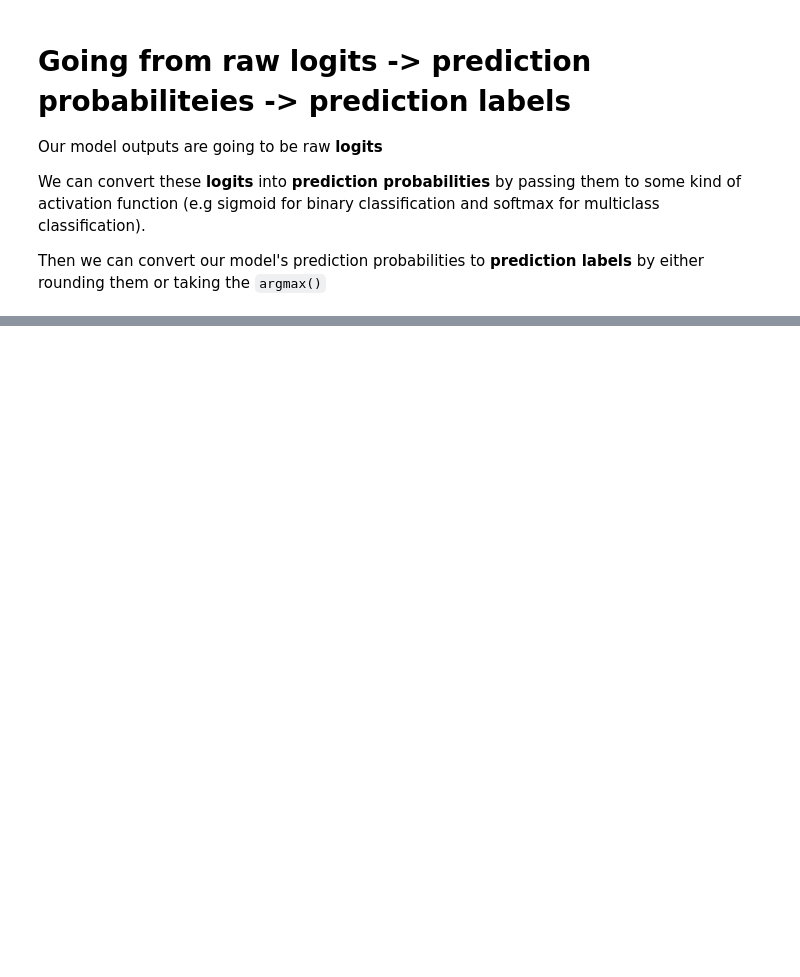
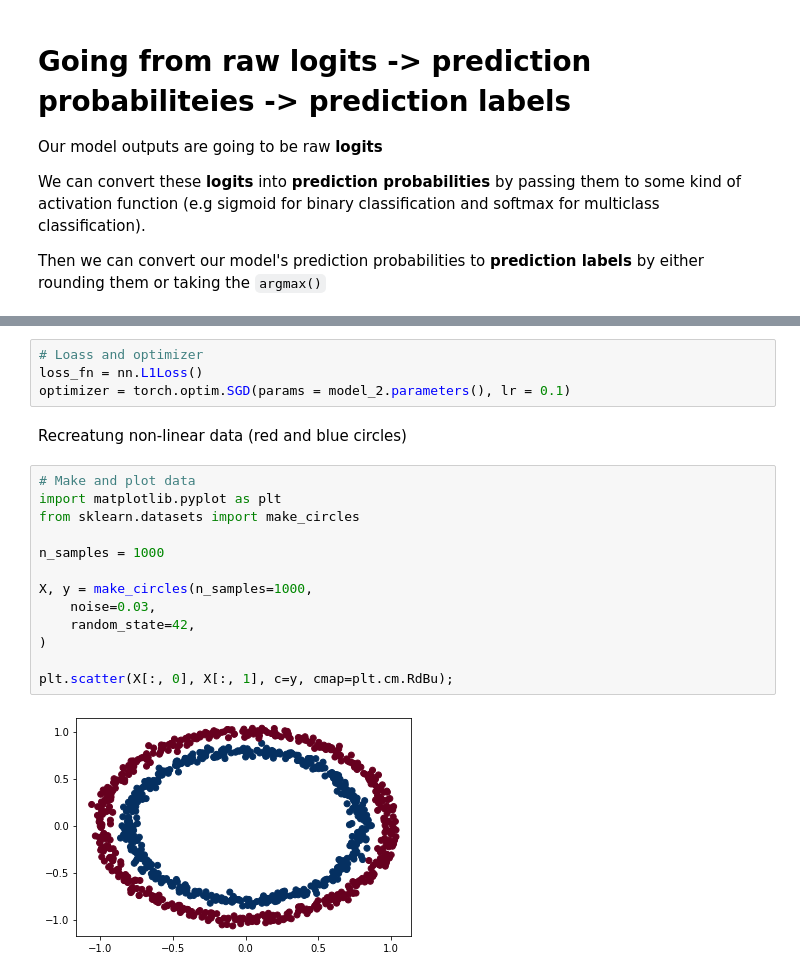
Before and after one commit to ShreyaaChauhan/Deep_Learning_with_Pytorch, a Jupyter notebook: 02_pytorch_classification.ipynb, the cells around one changed output, grey strips where cells are left out. Saved outputs shown, nothing was run; the diff lists cells and outputs as text; blank space fills up the shorter version.

```diff
--- a/02_pytorch_classification.ipynb
+++ b/02_pytorch_classification.ipynb
@@ -207,0 +445,21 @@ tensor([[1.],
+# %%
+# Loass and optimizer
+loss_fn = nn.L1Loss()
+optimizer = torch.optim.SGD(params = model_2.parameters(), lr = 0.1)
+# %% [markdown]
+Recreatung non-linear data (red and blue circles)
+# %%
+# Make and plot data
+import matplotlib.pyplot as plt
+from sklearn.datasets import make_circles
+
+n_samples = 1000
+
+X, y = make_circles(n_samples=1000,
+    noise=0.03,
+    random_state=42,
+)
+
+plt.scatter(X[:, 0], X[:, 1], c=y, cmap=plt.cm.RdBu);
+# %% [output]
+[figure, added]
```
Also changed, not shown: parts of 30 cells of this notebook.
